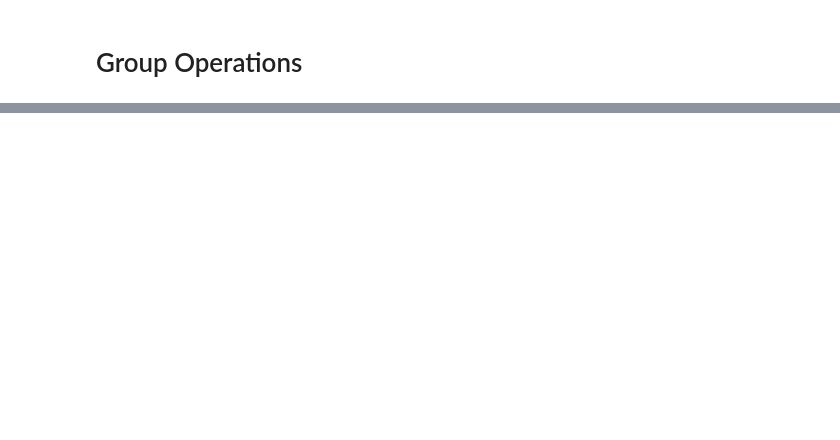
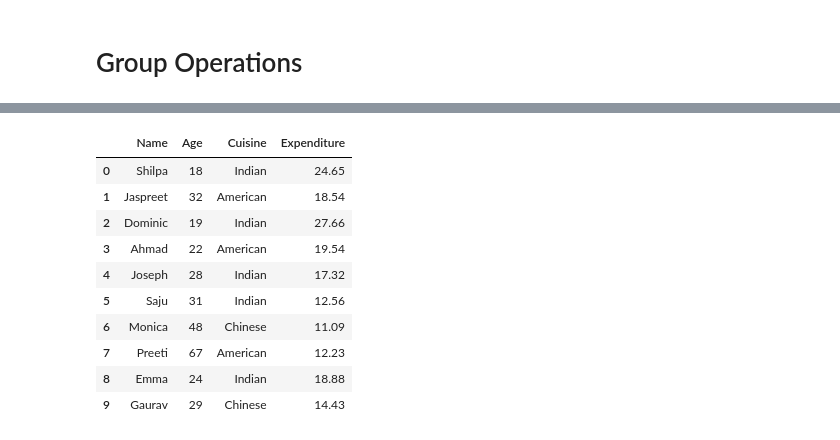
Before and after one commit to anishverma870/data-analytics-PYTHON, a Jupyter notebook: library/pandas/PANDAS.ipynb, the cells around one changed output, grey strips where cells are left out. Drawn from its saved outputs; the diff is of its cells as text; code cells hidden in the pictures; blank space fills up the shorter version.

```diff
--- a/library/pandas/PANDAS.ipynb
+++ b/library/pandas/PANDAS.ipynb
@@ -1069,0 +452,2 @@ Indian         20.214
+# %%
+room3 = pd.read_excel('room_expenditure.xlsx')
@@ -1069,0 +468,16 @@ Indian         20.214
+# %%
+room3.drop(labels = 'Room' ,axis = 1,inplace = True) # inplace argument for the permanent drop
+# %%
+room3
+# %% [output]
+|  | Name | Age | Cuisine | Expenditure |
+| 0 | Shilpa | 18 | Indian | 24.65 |
+| 1 | Jaspreet | 32 | American | 18.54 |
+| 2 | Dominic | 19 | Indian | 27.66 |
+| 3 | Ahmad | 22 | American | 19.54 |
+| 4 | Joseph | 28 | Indian | 17.32 |
+| 5 | Saju | 31 | Indian | 12.56 |
+| 6 | Monica | 48 | Chinese | 11.09 |
+| 7 | Preeti | 67 | American | 12.23 |
+| 8 | Emma | 24 | Indian | 18.88 |
+| 9 | Gaurav | 29 | Chinese | 14.43 |
```
Also changed, not shown: parts of 101 cells of this notebook, 1 other file.
